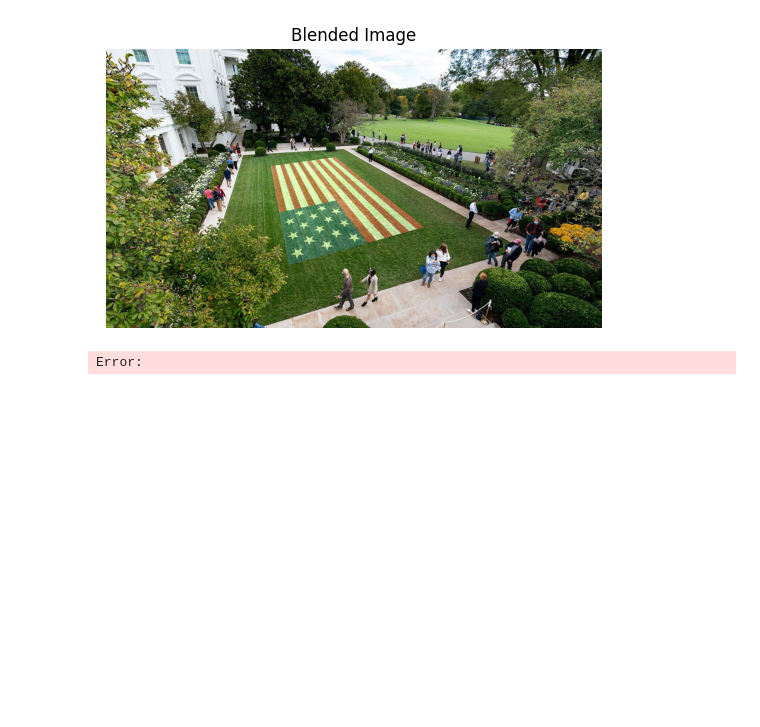
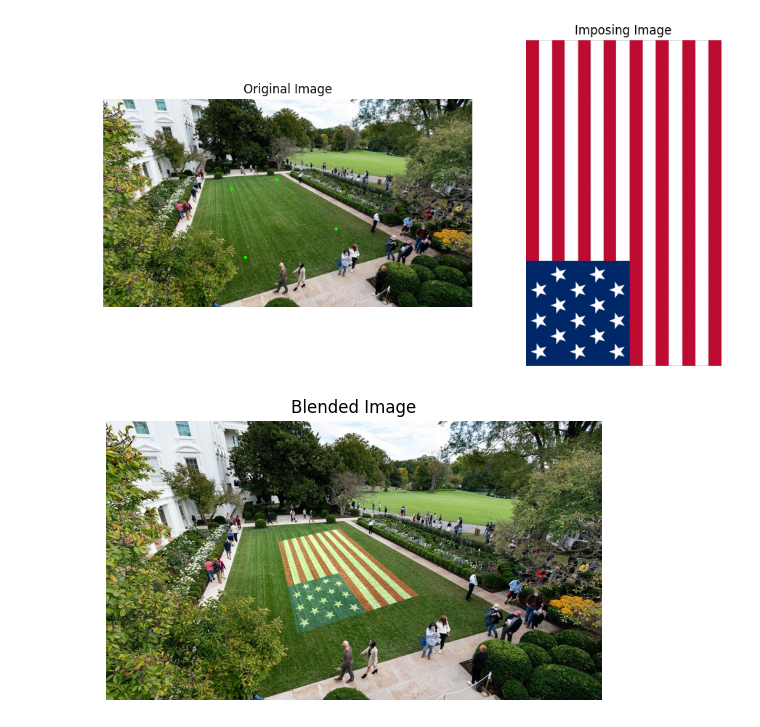
Before and after one commit to KavinduJ2001/Assignment_A02, a Jupyter notebook: Codes/Q03.ipynb, the cells around one changed output. Saved outputs shown, nothing was run; the diff lists cells and outputs as text; code cells hidden in the pictures; blank space fills up the shorter version.

```diff
--- a/Codes/Q03.ipynb
+++ b/Codes/Q03.ipynb
@@ -124,14 +160,14 @@ import numpy as np
 import matplotlib.pyplot as plt
 
 # Load the images
-arch_img = cv2.imread('DC.jpg')
-flag_img = cv2.imread('usa.jpg')
+original_image = cv2.imread('DC.jpg')
+imposing_image = cv2.imread('usa.jpg')
 
 # Make a copy of the original architectural image for blending
-arch_img_copy = arch_img.copy()
+original_image_copy = original_image.copy()
 
 # Resize flag image if needed
-flag_height, flag_width = flag_img.shape[:2]
+flag_height, flag_width = imposing_image.shape[:2]
 
 # Create a list to store the points
 points_architecture = []
@@ -142,40 +178,56 @@ def get_points(event, x, y, flags, param):
     if event == cv2.EVENT_LBUTTONDOWN:
         points_architecture.append((x, y))
         # Draw the points on the image just for visual feedback
-        cv2.circle(arch_img, (x, y), 5, (0, 255, 0), -1)
-        cv2.imshow("Architecture Image", arch_img)
+        cv2.circle(original_image, (x, y), 5, (0, 255, 0), -1)
+        cv2.imshow("Architecture Image", original_image)
 
 # Display the architectural image and collect points
-cv2.imshow("Architecture Image", arch_img)
+cv2.imshow("Architecture Image", original_image)
 cv2.setMouseCallback("Architecture Image", get_points)
 
 # Wait until 4 points are selected
 while len(points_architecture) < 4:
     cv2.waitKey(1)
 
 # Convert selected points to NumPy array
 points_architecture = np.array(points_architecture, dtype=np.float32)
 
 # Compute the homography matrix
 H, _ = cv2.findHomography(points_flag, points_architecture)
 
 # Warp the flag image to the architectural image
-warped_flag = cv2.warpPerspective(flag_img, H, (arch_img_copy.shape[1], arch_img_copy.shape[0]))
+warped_flag = cv2.warpPerspective(imposing_image, H, (original_image_copy.shape[1], original_image_copy.shape[0]))
 
 # Blend the flag onto the original architectural image (without circles)
-blended = cv2.addWeighted(arch_img_copy, 1, warped_flag, 0.5, 0)
+blended = cv2.addWeighted(original_image_copy, 1, warped_flag, 0.5, 0)
 
 # Close the OpenCV window
 cv2.destroyAllWindows()
 
 # Convert BGR to RGB for display in Jupyter Notebook
 blended_rgb = cv2.cvtColor(blended, cv2.COLOR_BGR2RGB)
 
+fig, ax = plt.subplots(1, 2, figsize=(10, 5))
+
+# Plot the first image
+ax[0].imshow(cv2.cvtColor(original_image, cv2.COLOR_BGR2RGB))
+ax[0].set_title("Original Image")
+ax[0].axis("off")
+
+# Plot the second image
+ax[1].imshow(cv2.cvtColor(imposing_image, cv2.COLOR_BGR2RGB))
+ax[1].set_title("Imposing Image")
+ax[1].axis("off")
+
+# Display the figure with both images
+plt.tight_layout()
+plt.show()
+
 # Plot the blended image in the notebook
 plt.imshow(blended_rgb)
 plt.title("Blended Image")
 plt.axis('off')  # Hide axes
 plt.show()
 # %% [output]
-[figure, old version]
+[figure, new version]
-Error:
+[figure, added]
```
Also changed, not shown: parts of 2 cells of this notebook.
